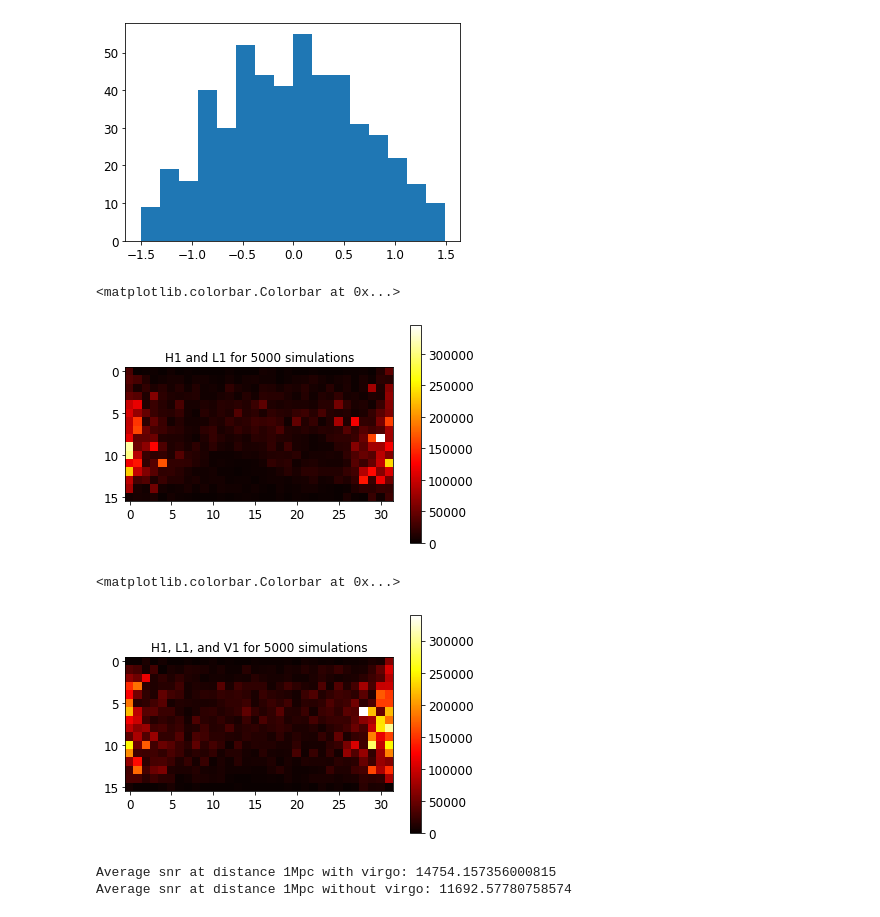
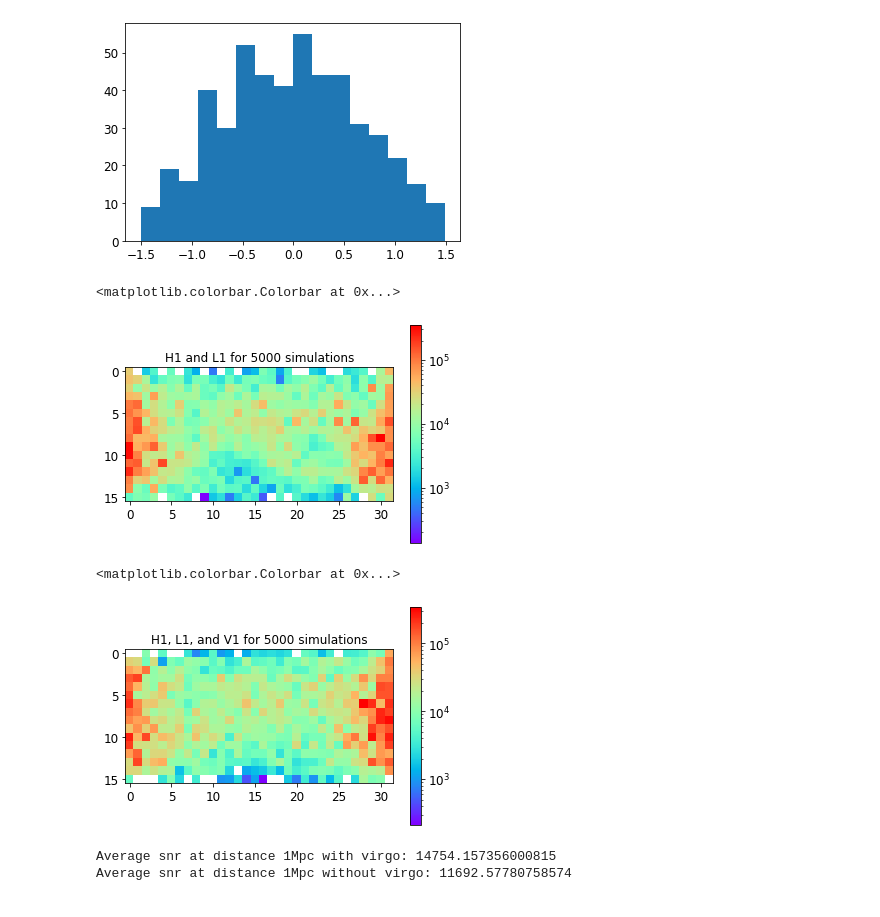
Before and after one commit to danielahyano/ligo-summer-2022, a Jupyter notebook: time-volume.ipynb, the cells around one changed output. Saved outputs shown, nothing was run; the diff lists cells and outputs as text; code cells hidden in the pictures.

Commit message:
log plot

```diff
--- a/time-volume.ipynb
+++ b/time-volume.ipynb
@@ -243,13 +243,15 @@ bins_normalize = np.histogram2d(ra_lst, dec_lst, [16, 32])
 norm = bins_normalize[0]
 norm = np.where(norm == 0, 1, norm)
 # %%
-pylab.imshow(matrix/norm, cmap='hot', interpolation='nearest')
+from matplotlib import cm
+from matplotlib import colors
+pylab.imshow(matrix/norm, cmap=cm.rainbow, interpolation='nearest', norm=colors.LogNorm())
 pylab.title("H1 and L1 for 5000 simulations")
 pylab.colorbar()
 #y axis = dec bins, x axis = ra bins
 # %% [output]
 <matplotlib.colorbar.Colorbar at 0x...>
-[figure, old version]
+[figure, new version]
 # %%
 n=5000
 ra_lst_V1=prior['ra'].sample(n)
@@ -275,13 +277,13 @@ bins_normalize_V1 = np.histogram2d(ra_lst_V1, dec_lst_V1, [16, 32])
 norm_V1 = bins_normalize_V1[0]
 norm_V1 = np.where(norm_V1 == 0, 1, norm_V1)
 # %%
-pylab.imshow(matrix_V1/norm_V1, cmap='hot', interpolation='nearest')
+pylab.imshow(matrix_V1/norm_V1, cmap=cm.rainbow, interpolation='nearest', norm=colors.LogNorm())
 pylab.title("H1, L1, and V1 for 5000 simulations")
 pylab.colorbar()
 #y axis = dec bins, x axis = ra bins
 # %% [output]
 <matplotlib.colorbar.Colorbar at 0x...>
-[figure, old version]
+[figure, new version]
 # %%
 print(f"Average snr at distance 1Mpc with virgo: {np.sum(snr_lst_V1)/len(snr_lst_V1)}")
 print(f"Average snr at distance 1Mpc without virgo: {np.sum(snr_lst)/len(snr_lst)}")
```
